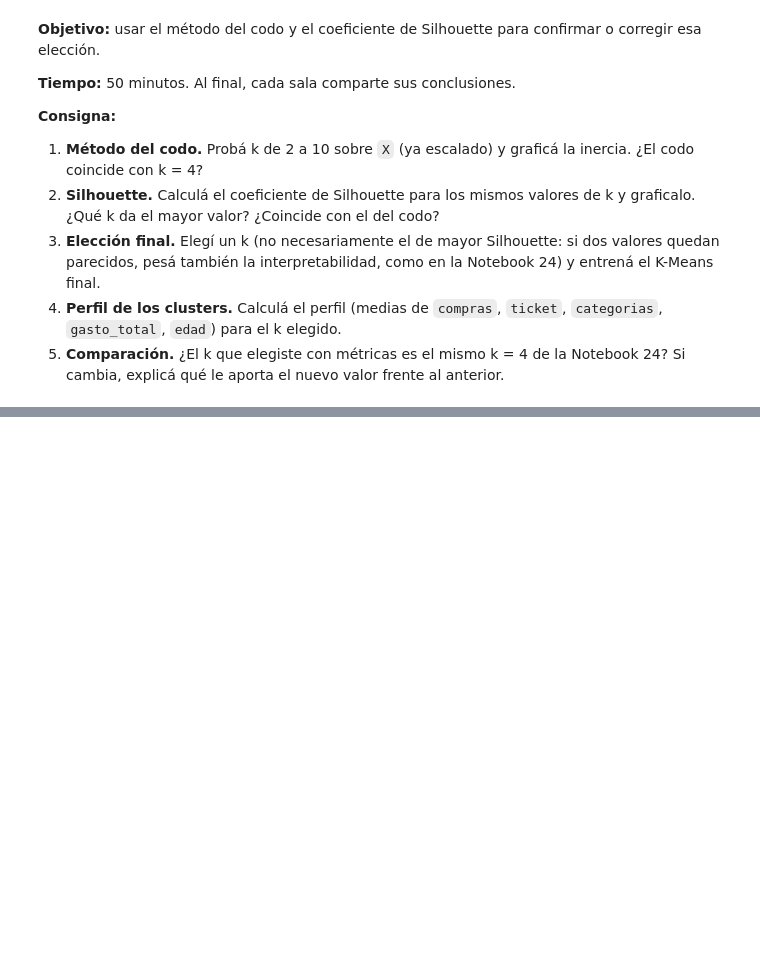
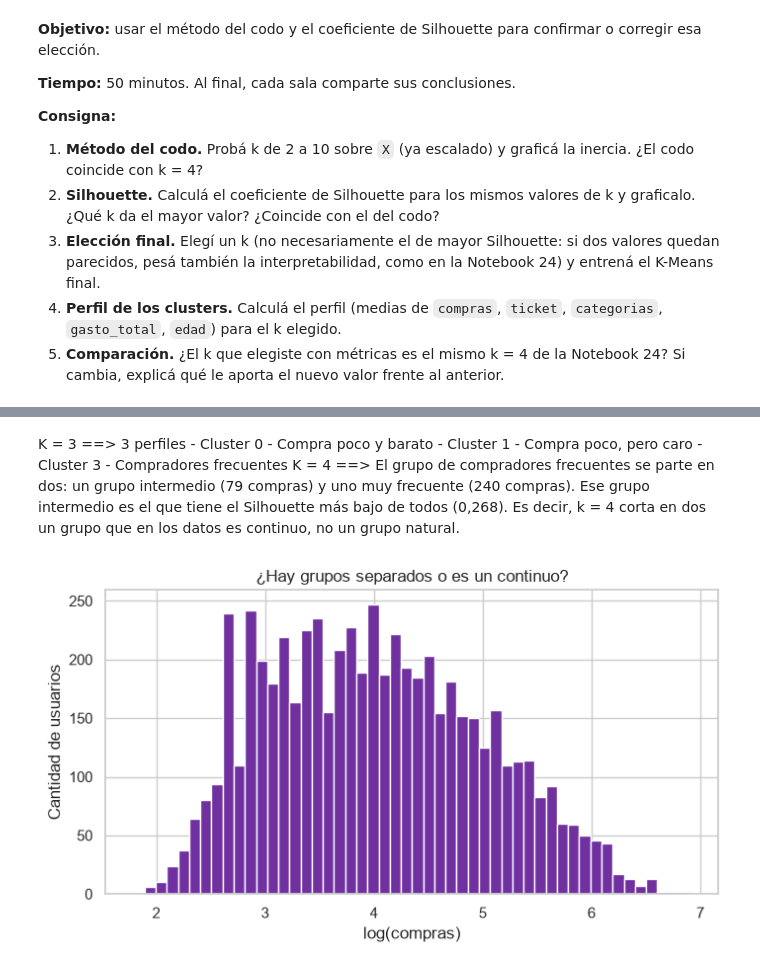
Before and after one commit to EmiiFernandez/actividades_data_sciente_ypf, a Jupyter notebook: notebook/C22_Notebook-26.ipynb, the cells around one changed output, grey strips where cells are left out. Saved outputs shown, nothing was run; the diff lists cells and outputs as text; code cells hidden in the pictures; blank space fills up the shorter version.

```diff
--- a/notebook/C22_Notebook-26.ipynb
+++ b/notebook/C22_Notebook-26.ipynb
@@ -233,0 +295,15 @@ HTTPError: HTTP Error 404: Not Found
+# %% [markdown]
+K = 3 ==> 3 perfiles
+    - Cluster 0 - Compra poco y barato
+    - Cluster 1 - Compra poco, pero caro
+    - Cluster 3 - Compradores frecuentes
+K = 4 ==> El grupo de compradores frecuentes se parte en dos: un grupo intermedio (79 compras) y uno muy frecuente (240 compras). Ese grupo intermedio es el que tiene el Silhouette más bajo de todos (0,268). Es decir, k = 4 corta en dos un grupo que en los datos es continuo, no un grupo natural.
+# %%
+plt.figure(figsize=(8, 4))
+plt.hist(usuarios["log_compras"], bins=50, color="#7030A0")
+plt.xlabel("log(compras)")
+plt.ylabel("Cantidad de usuarios")
+plt.title("¿Hay grupos separados o es un continuo?")
+plt.show()
+# %% [output]
+[figure, added]
```
Also changed, not shown: parts of 13 cells of this notebook.
